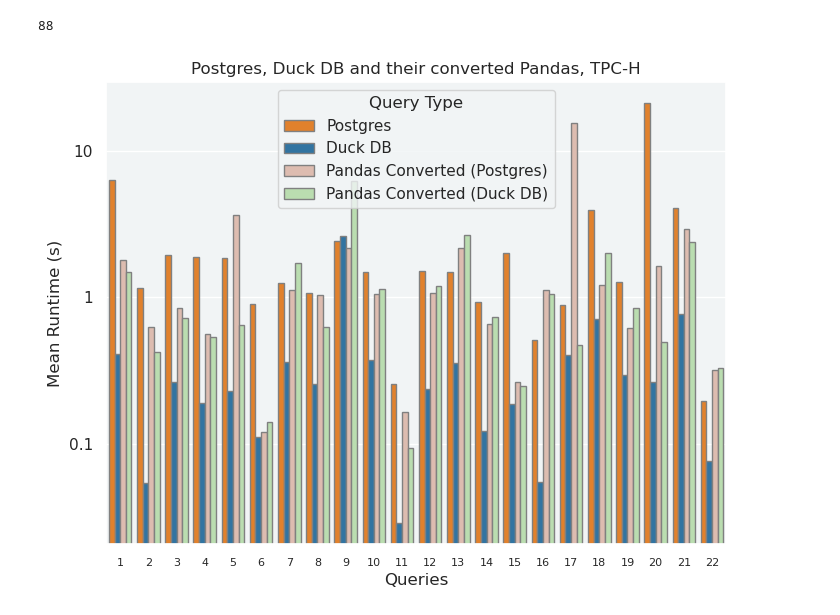
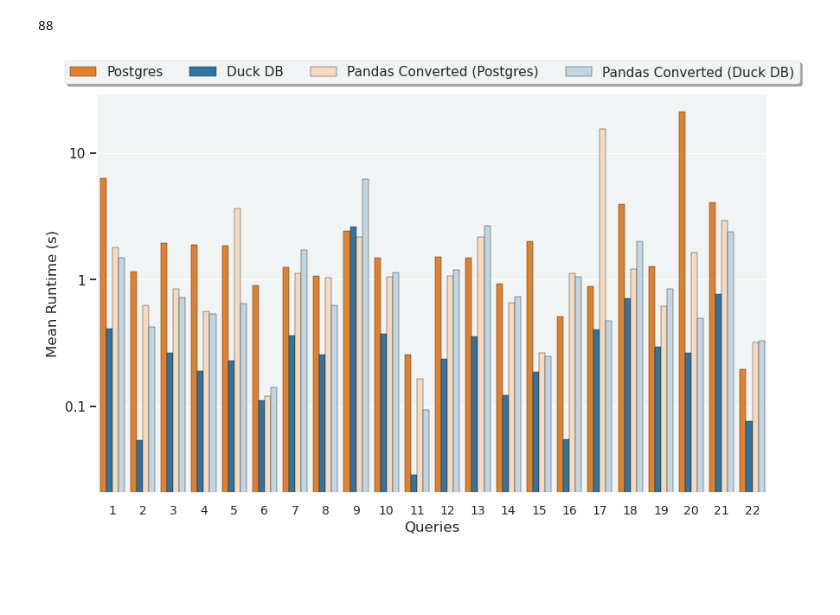
Before and after one commit to groegercesg/QueryBridge, a Jupyter notebook: benchmarking/analysis.ipynb, the cells around one changed output. Cells and saved outputs as stored; diff of their text form; code cells hidden in the pictures; blank space fills up the shorter version.

Commit message:
Greatly readability and visual appear of figure for overall comparison

```diff
--- a/benchmarking/analysis.ipynb
+++ b/benchmarking/analysis.ipynb
@@ -53,30 +53,38 @@ results['Mean_first'] = results.apply(lambda row : ignore_first_mean(row['Runs']
 results["Query Type"] = results["Query Name"]
 # %%
 # plot with seaborn barplot
-sns.set(rc={'figure.figsize':(8,6)})
+sns.set(rc={'figure.figsize':(10,6)})
 background_color = '#f1f4f5'
 sns.set(rc={'axes.facecolor':background_color})
+plt.rcParams['patch.linewidth'] = 0.3
+plt.rcParams['patch.edgecolor'] = 'k'
 
-color = ['tab:orange','tab:blue','#e5b8a8', '#b6e5a8']
+# The other colors are 70% tints of the original
+# From: https://imagecolorpicker.com/color-code/
+color = ['tab:orange','tab:blue','#ffd9b7', '#bcd6e9']
 order = ["Postgres", "Duck DB", "Pandas Converted (Postgres)", "Pandas Converted (Duck DB)"]
 
 ax = sns.barplot(data=results, x='Query Number', y='Mean_first', hue='Query Type',
-                 palette=color, hue_order=order, edgecolor=".5")
+                 palette=color, hue_order=order)
+
 ax.set_yscale("log")
 ax.set(xlabel='Queries', ylabel='Mean Runtime (s)')
-plt.title("Postgres, Duck DB and their converted Pandas, TPC-H")
 
 # the non-logarithmic labels
 ticks = [0.1, 1, 10]
 ax.set_yticks(ticks)
 ax.set_yticklabels(ticks)
 
 #set parameters for tick labels
-plt.tick_params(axis='x', which='major', labelsize=8)
+plt.tick_params(axis='x', which='major', labelsize=10)
+plt.tick_params(axis='y', which='major', direction="out", colors="k", left=True)
 
-plt.savefig("analysis_results/" + str(test_name) + "_compare_queries.svg")
+ax.legend(loc='upper center', bbox_to_anchor=(0.5, 1.10),
+          ncol=4, fancybox=True, shadow=True)
+
+plt.savefig("analysis_results/" + str(test_name) + "_compare_queries.svg", bbox_inches="tight")
 plt.show()
 # %% [output]
-[figure, old version]
+[figure, new version]
 # %%
 # Number to show peformance of each, in comparison to each other
```
Also changed, not shown: parts of 3 cells of this notebook, 1 other file.
